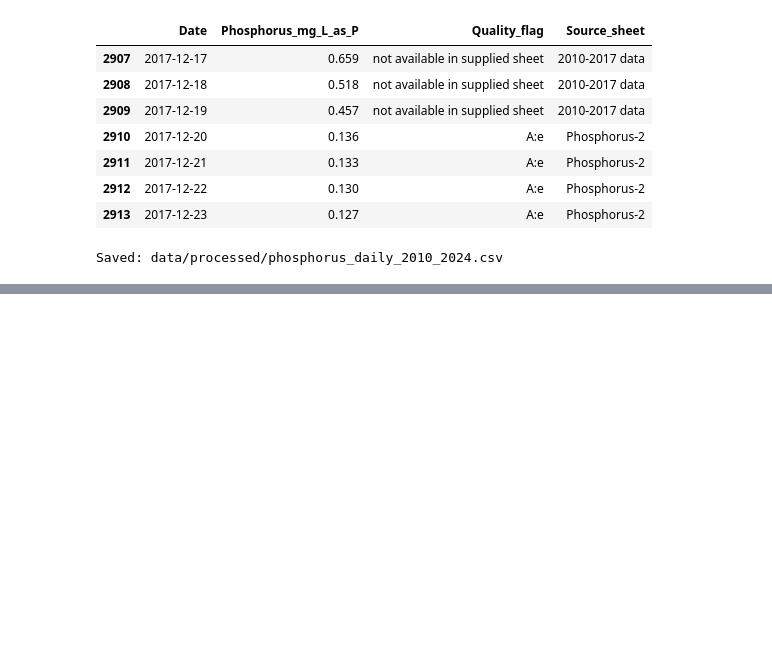
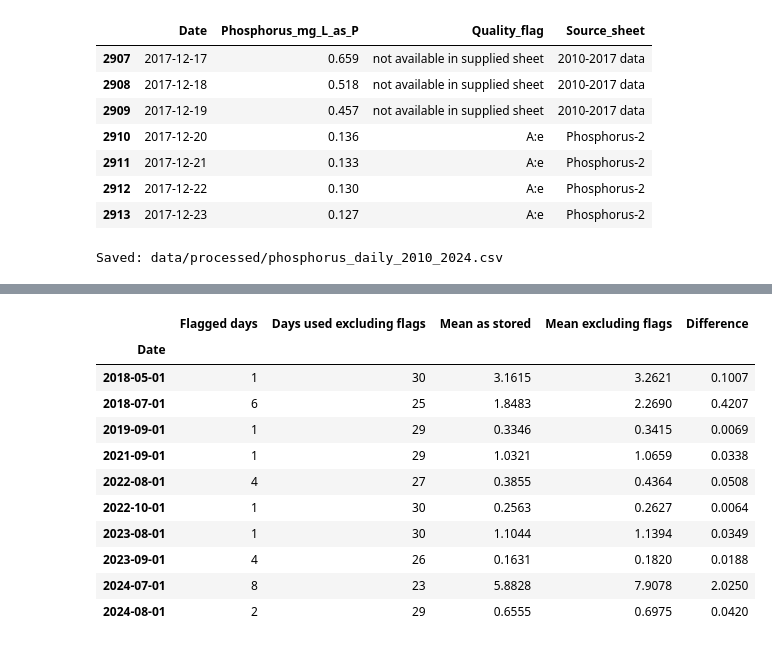
Before and after one commit to TechSphere2025/water-quality-forecasting, a Jupyter notebook: 01_understanding_data.ipynb, the cells around one changed output, grey strips where cells are left out. Drawn from its saved outputs; the diff is of its cells as text; code cells hidden in the pictures; blank space fills up the shorter version.

```diff
--- a/01_understanding_data.ipynb
+++ b/01_understanding_data.ipynb
@@ -574,0 +701,15 @@ files.download(str(output_file))
+# %%
+daily_nutrients = phosphorus_all.merge(
+    nitrate_all,
+    on="Date",
+    how="outer",
+    validate="one_to_one",
+    suffixes=("_P", "_N"),
+    indicator=True
+).sort_values("Date").reset_index(drop=True)
+
+print("Total rows:", len(daily_nutrients))
+print("\nDate matches:")
+print(daily_nutrients["_merge"].value_counts())
+
+display(daily_nutrients.head())
@@ -574,0 +783,32 @@ files.download(str(output_file))
+# %%
+nitrate_col = "Nitrate_Nitrite_mg_L_as_N"
+
+daily = daily_nutrients.set_index("Date")
+nitrate = daily[nitrate_col]
+is_flagged = daily["Quality_flag_N"].eq("A:<")
+
+monthly_check = pd.DataFrame({
+    "Flagged days": is_flagged.resample("MS").sum(),
+    "Days used excluding flags": nitrate.mask(is_flagged).resample("MS").count(),
+    "Mean as stored": nitrate.resample("MS").mean(),
+    "Mean excluding flags": nitrate.mask(is_flagged).resample("MS").mean(),
+})
+
+monthly_check["Difference"] = (
+    monthly_check["Mean excluding flags"] - monthly_check["Mean as stored"]
+)
+
+display(monthly_check.loc[monthly_check["Flagged days"] > 0].round(4))
+# %% [output]
+|  | Flagged days | Days used excluding flags | Mean as stored | Mean excluding flags | Difference |
+| Date |  |  |  |  |  |
+| 2018-05-01 | 1 | 30 | 3.1615 | 3.2621 | 0.1007 |
+| 2018-07-01 | 6 | 25 | 1.8483 | 2.2690 | 0.4207 |
+| 2019-09-01 | 1 | 29 | 0.3346 | 0.3415 | 0.0069 |
+| 2021-09-01 | 1 | 29 | 1.0321 | 1.0659 | 0.0338 |
+| 2022-08-01 | 4 | 27 | 0.3855 | 0.4364 | 0.0508 |
+| 2022-10-01 | 1 | 30 | 0.2563 | 0.2627 | 0.0064 |
+| 2023-08-01 | 1 | 30 | 1.1044 | 1.1394 | 0.0349 |
+| 2023-09-01 | 4 | 26 | 0.1631 | 0.1820 | 0.0188 |
+| 2024-07-01 | 8 | 23 | 5.8828 | 7.9078 | 2.0250 |
+| 2024-08-01 | 2 | 29 | 0.6555 | 0.6975 | 0.0420 |
```
Also changed, not shown: parts of 9 cells of this notebook.
